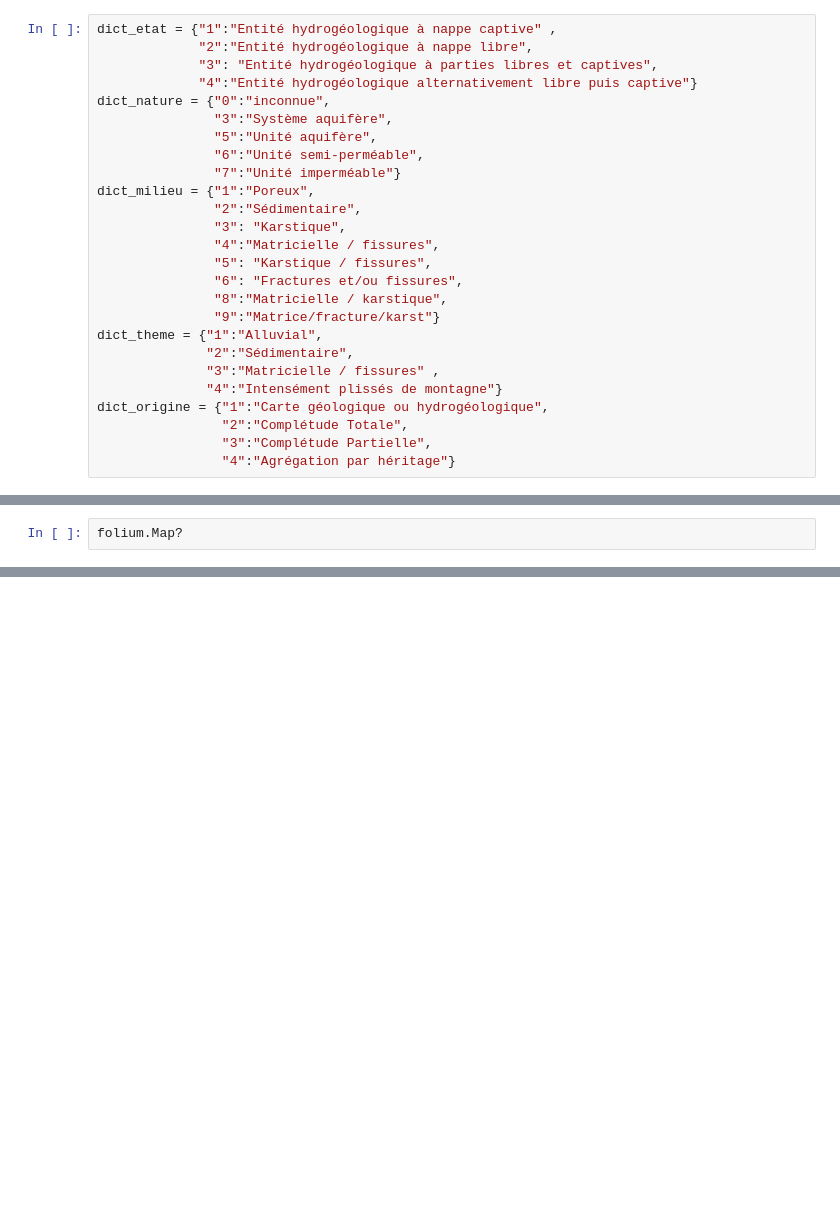
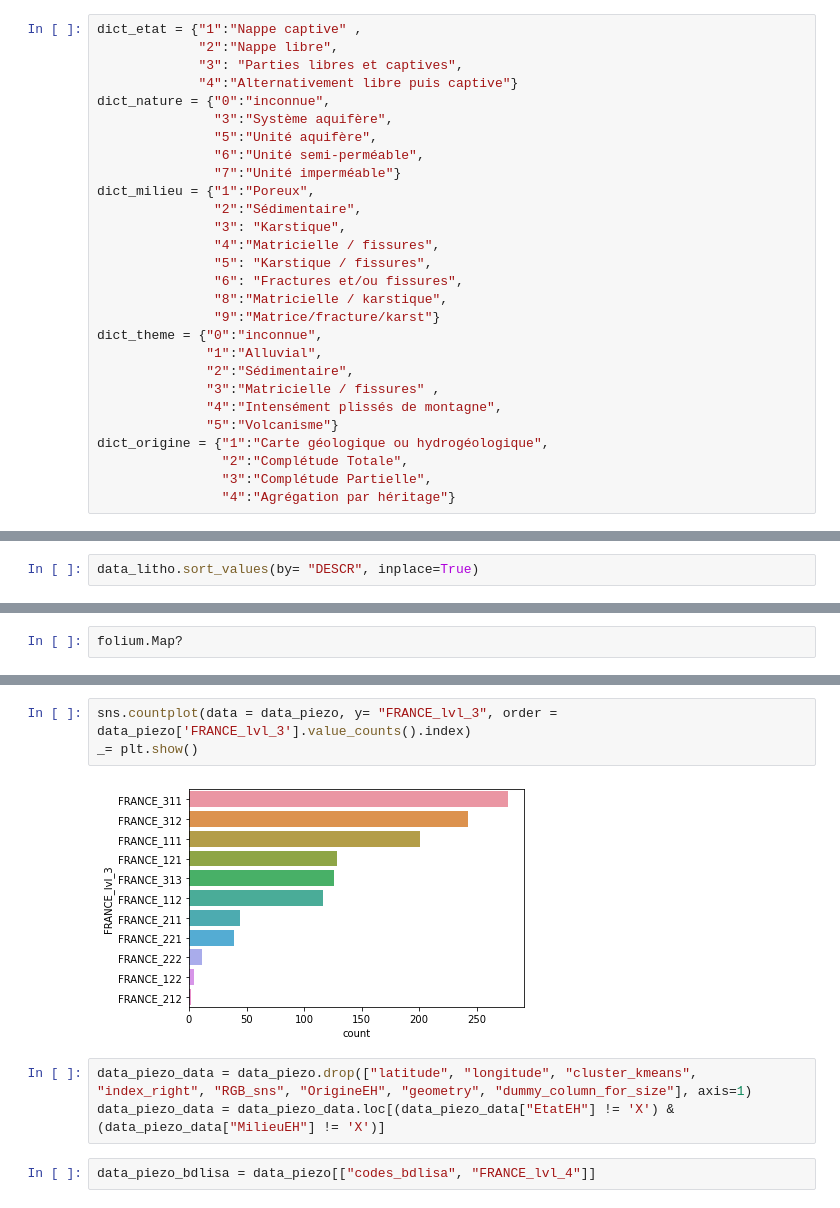
Before and after one commit to jdaranlot/Analyse-Piezo, a Jupyter notebook: Analyse carto - Pour Streamlit.ipynb, the cells around one changed output, grey strips where cells are left out. Saved outputs shown, nothing was run; the diff lists cells and outputs as text; blank space fills up the shorter version.

```diff
--- a/Analyse carto - Pour Streamlit.ipynb
+++ b/Analyse carto - Pour Streamlit.ipynb
@@ -94,10 +98,10 @@ Data columns (total 15 columns):
 dtypes: float64(4), object(11)
 memory usage: 149.1+ KB
 # %%
-dict_etat = {"1":"Entité hydrogéologique à nappe captive" ,
-             "2":"Entité hydrogéologique à nappe libre",
-             "3": "Entité hydrogéologique à parties libres et captives",
-             "4":"Entité hydrogéologique alternativement libre puis captive"}
+dict_etat = {"1":"Nappe captive" ,
+             "2":"Nappe libre",
+             "3": "Parties libres et captives",
+             "4":"Alternativement libre puis captive"}
 dict_nature = {"0":"inconnue",
                "3":"Système aquifère",
                "5":"Unité aquifère",
@@ -111,10 +115,12 @@ dict_milieu = {"1":"Poreux",
                "6": "Fractures et/ou fissures",
                "8":"Matricielle / karstique",
                "9":"Matrice/fracture/karst"}
-dict_theme = {"1":"Alluvial",
+dict_theme = {"0":"inconnue",
+              "1":"Alluvial",
               "2":"Sédimentaire",
               "3":"Matricielle / fissures" ,
-              "4":"Intensément plissés de montagne"}
+              "4":"Intensément plissés de montagne",
+              "5":"Volcanisme"}
 dict_origine = {"1":"Carte géologique ou hydrogéologique",
                 "2":"Complétude Totale",
                 "3":"Complétude Partielle",
@@ -264,3 +276,5 @@ _= ax.set_xticklabels(ax.get_xticklabels(),rotation = 30)
 ## Plotly Express
 # %% [markdown]
 ### choroplet map box
+# %%
+data_litho.sort_values(by= "DESCR", inplace=True)
@@ -635,0 +736,10 @@ folium.Map?
+# %%
+sns.countplot(data = data_piezo, y= "FRANCE_lvl_3", order = data_piezo['FRANCE_lvl_3'].value_counts().index)
+_= plt.show()
+# %% [output]
+[figure, added]
+# %%
+data_piezo_data = data_piezo.drop(["latitude", "longitude", "cluster_kmeans", "index_right", "RGB_sns", "OrigineEH", "geometry", "dummy_column_for_size"], axis=1)
+data_piezo_data = data_piezo_data.loc[(data_piezo_data["EtatEH"] != 'X') & (data_piezo_data["MilieuEH"] != 'X')]
+# %%
+data_piezo_bdlisa = data_piezo[["codes_bdlisa", "FRANCE_lvl_4"]]
```
Also changed, not shown: parts of 36 cells of this notebook, 2 other files.
